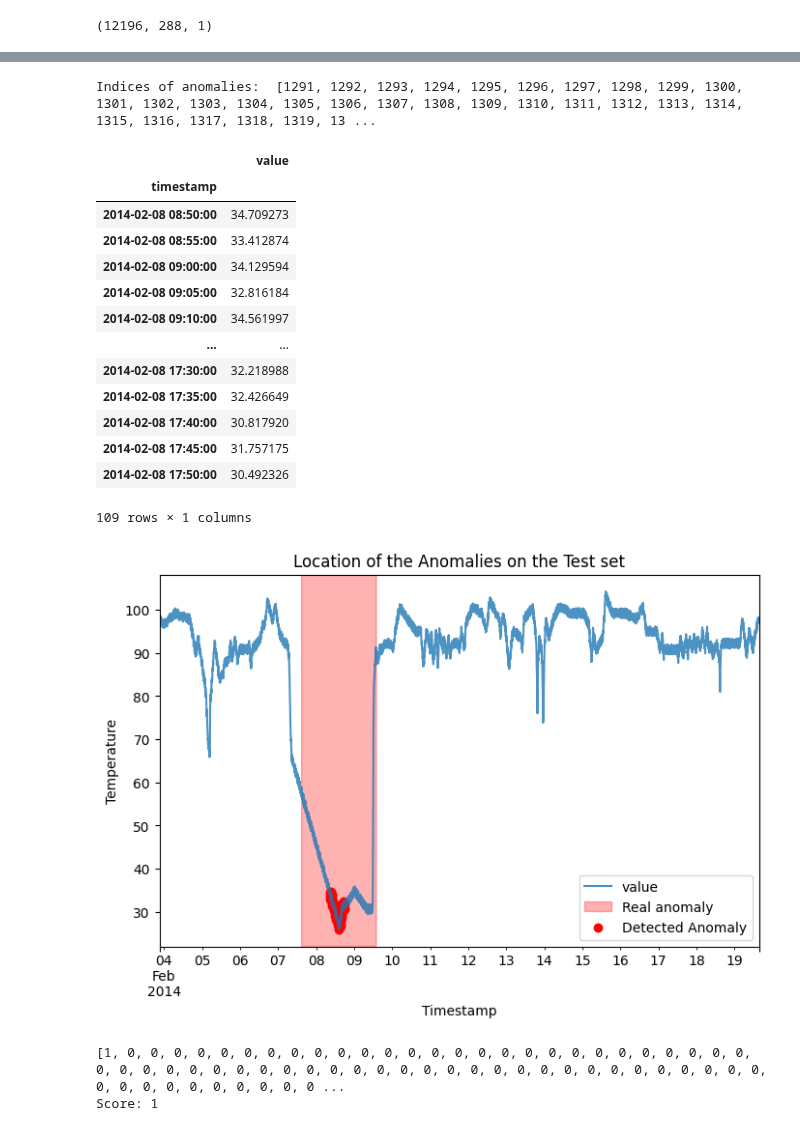
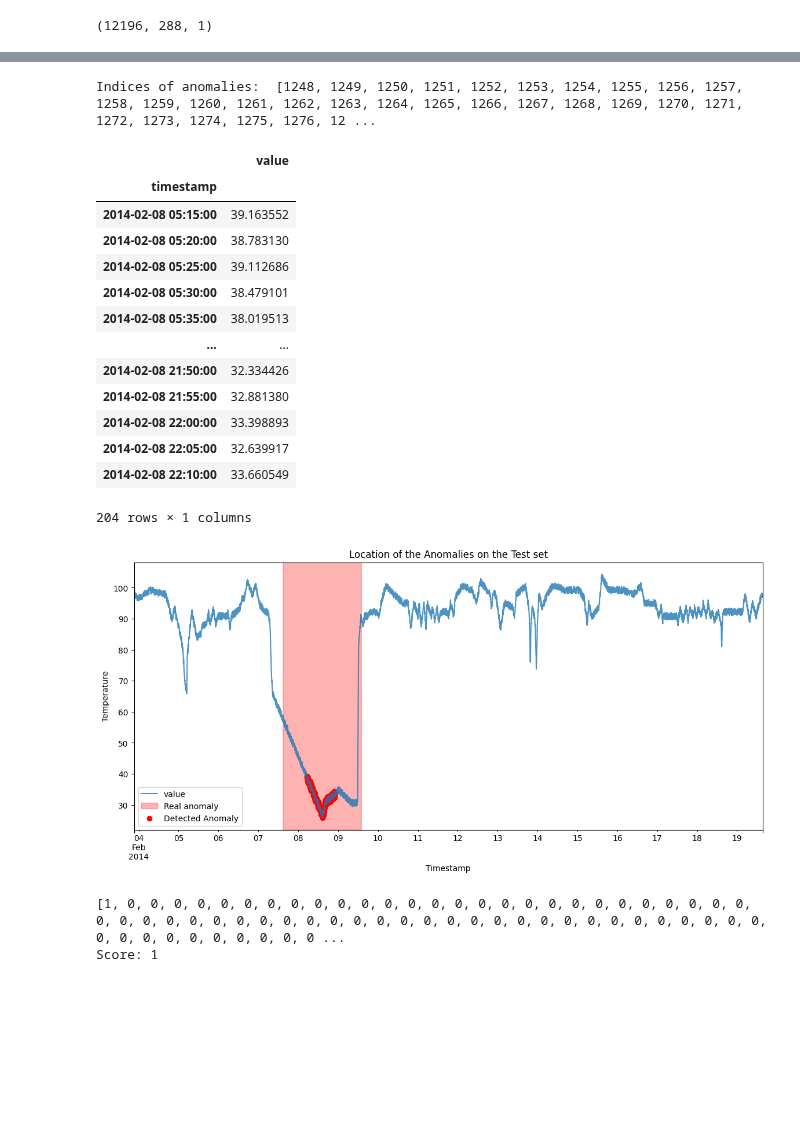
Before and after one commit to anjalianand10/VariationalAutoencodersForAnomalyDetection, a Jupyter notebook: window_for_temprature_failure.ipynb, the cells around one changed output, grey strips where cells are left out. Cells and saved outputs as stored; diff of their text form; code cells hidden in the pictures; blank space fills up the shorter version.

```diff
--- a/window_for_temprature_failure.ipynb
+++ b/window_for_temprature_failure.ipynb
@@ -117,7 +117,7 @@ Model: "vae"
 history = vae.fit(
     train,
     train,
-    epochs=50,
+    epochs=500,
     batch_size=128,
     validation_split=0.2,
     callbacks=[tf.keras.callbacks.EarlyStopping(patience=8, restore_best_weights=True)])
@@ -227,42 +228,42 @@ Indices of anomaly samples:  (array([ 999, 1000, 1001, 1004, 1005, 1006, 1007, 1
 # data i is an anomaly if samples [(i - timesteps + 1) to (i)] are anomalies
 anomalous_data_indices = []
 for data_idx in range(step_size - 1, len(test_scaled) - step_size + 1):
-    if np.all(anomalies[data_idx - step_size + 1 : data_idx]):
+    if np.sum(anomalies[data_idx - step_size + 1 : data_idx])> step_size * 0.9:
         anomalous_data_indices.append(data_idx)
 # %%
 print("Indices of anomalies: ", anomalous_data_indices)
 # %% [output]
-Indices of anomalies:  [1291, 1292, 1293, 1294, 1295, 1296, 1297, 1298, 1299, 1300, 1301, 1302, 1303, 1304, 1305, 1306, 1307, 1308, 1309, 1310, 1311, 1312, 1313, 1314, 1315, 1316, 1317, 1318, 1319, 13 ...
+Indices of anomalies:  [1248, 1249, 1250, 1251, 1252, 1253, 1254, 1255, 1256, 1257, 1258, 1259, 1260, 1261, 1262, 1263, 1264, 1265, 1266, 1267, 1268, 1269, 1270, 1271, 1272, 1273, 1274, 1275, 1276, 12 ...
 # %%
 df_subset = tst_data.iloc[anomalous_data_indices]
 df_subset
 # %% [output]
 |  | value |
 | timestamp |  |
-| 2014-02-08 08:50:00 | 34.709273 |
-| 2014-02-08 08:55:00 | 33.412874 |
-| 2014-02-08 09:00:00 | 34.129594 |
-| 2014-02-08 09:05:00 | 32.816184 |
-| 2014-02-08 09:10:00 | 34.561997 |
+| 2014-02-08 05:15:00 | 39.163552 |
+| 2014-02-08 05:20:00 | 38.783130 |
+| 2014-02-08 05:25:00 | 39.112686 |
+| 2014-02-08 05:30:00 | 38.479101 |
+| 2014-02-08 05:35:00 | 38.019513 |
 | ... | ... |
-| 2014-02-08 17:30:00 | 32.218988 |
-| 2014-02-08 17:35:00 | 32.426649 |
-| 2014-02-08 17:40:00 | 30.817920 |
-| 2014-02-08 17:45:00 | 31.757175 |
-| 2014-02-08 17:50:00 | 30.492326 |
+| 2014-02-08 21:50:00 | 32.334426 |
+| 2014-02-08 21:55:00 | 32.881380 |
+| 2014-02-08 22:00:00 | 33.398893 |
+| 2014-02-08 22:05:00 | 32.639917 |
+| 2014-02-08 22:10:00 | 33.660549 |
-109 rows × 1 columns
+204 rows × 1 columns
 # %%
-fig, ax = plt.subplots(1,1, figsize=(8, 5))
+fig, ax = plt.subplots(figsize=(14, 6))
 tst_data.plot(legend=False, ax=ax, alpha=0.8)
 ax.fill_between(data_with_anomaly.index, 0, 1, where=data_with_anomaly['anomaly'], color='red', alpha=0.3, transform=ax.get_xaxis_transform(), label='Real anomaly')
 ax.scatter(df_subset.index, df_subset['value'], color="r", label="Detected Anomaly")
 plt.legend()
 plt.xlabel("Timestamp")
 plt.ylabel("Temperature")
 plt.title("Location of the Anomalies on the Test set")
 plt.show()
 # %% [output]
-[figure, old version]
+[figure, new version]
 # %%
 from utils.scoring import score_fn
 anomaly_ranges = [(datetime.strptime(start, "%Y-%m-%d %H:%M:%S"),
```
Also changed, not shown: parts of 5 cells of this notebook, 5 other files.
